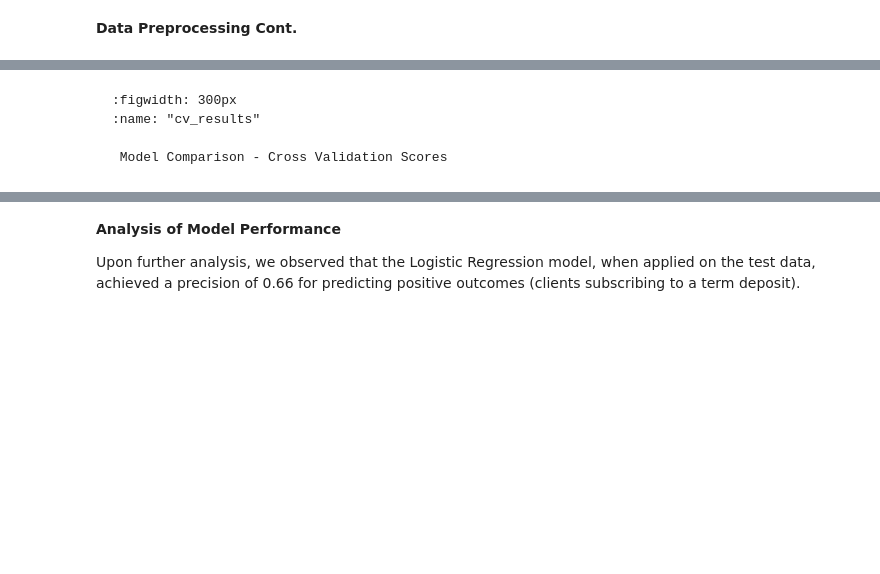
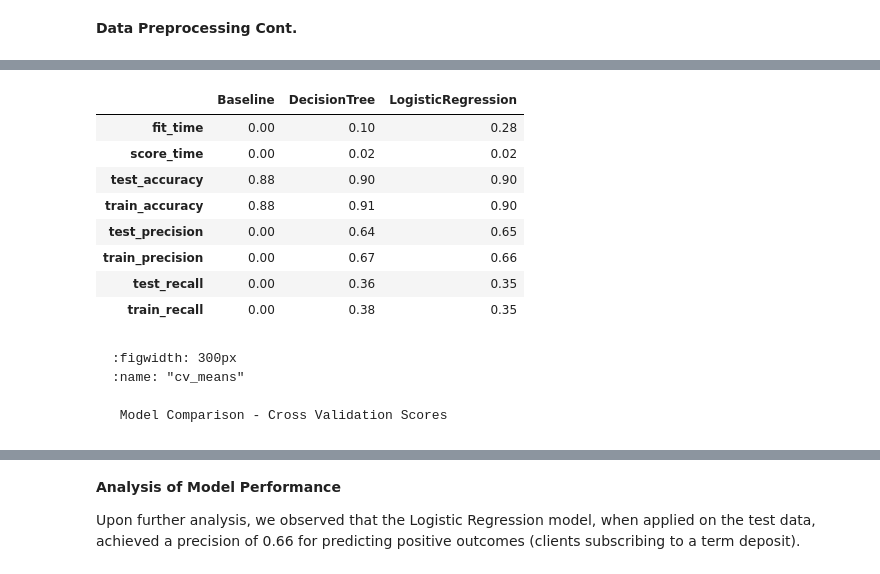
Before and after one commit to UBC-MDS/dsci522_group21, a Jupyter notebook: docs/_sources/term_deposit_report.ipynb, the cells around one changed output, grey strips where cells are left out. Cells and saved outputs as stored; diff of their text form; code cells hidden in the pictures; blank space fills up the shorter version.

````diff
--- a/docs/_sources/term_deposit_report.ipynb
+++ b/docs/_sources/term_deposit_report.ipynb
@@ -148,7 +171,26 @@ glue("cv_results", cv_results)
+# %%
+cv_means = pd.read_csv("../data/processed/cv_means.csv", index_col=0)
+glue("cv_means",
+     cv_means.round(2)
+# .style.format(
+#  precision=2
+# )
+#.background_gradient()
+)
+# %% [output]
+|  | Baseline | DecisionTree | LogisticRegression |
+| fit_time | 0.00 | 0.10 | 0.28 |
+| score_time | 0.00 | 0.02 | 0.02 |
+| test_accuracy | 0.88 | 0.90 | 0.90 |
+| train_accuracy | 0.88 | 0.91 | 0.90 |
+| test_precision | 0.00 | 0.64 | 0.65 |
+| train_precision | 0.00 | 0.67 | 0.66 |
+| test_recall | 0.00 | 0.36 | 0.35 |
+| train_recall | 0.00 | 0.38 | 0.35 |
 # %% [markdown]
-```{glue:figure} cv_results
+```{glue:figure} cv_means
 :figwidth: 300px
-:name: "cv_results"
+:name: "cv_means"
 
  Model Comparison - Cross Validation Scores
 ```
````
Also changed, not shown: parts of 12 cells of this notebook, 5 other files.
